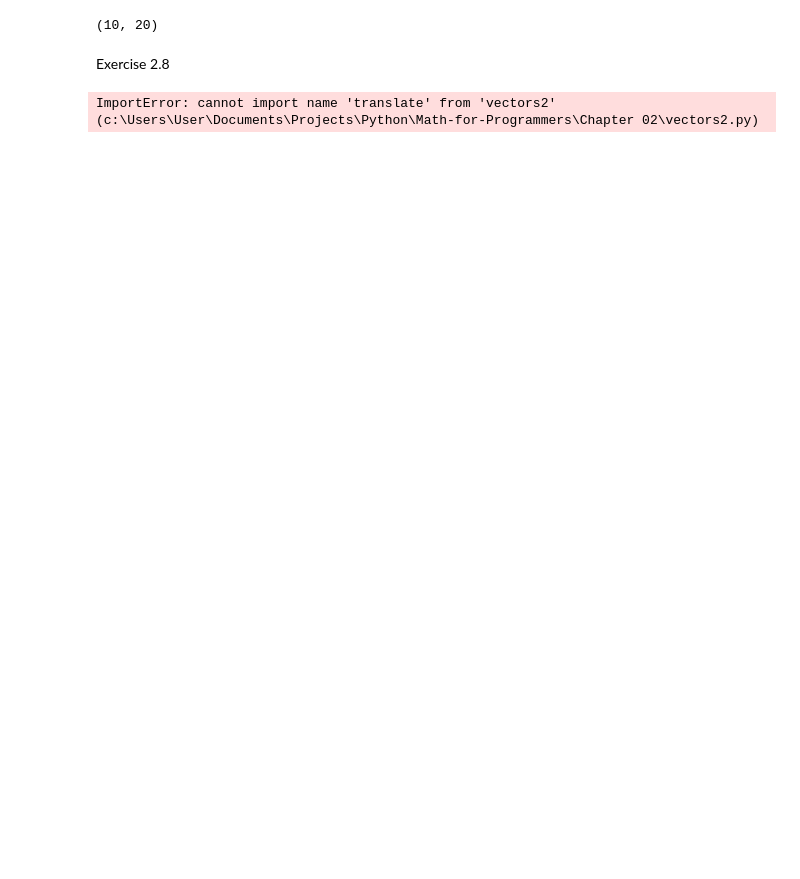
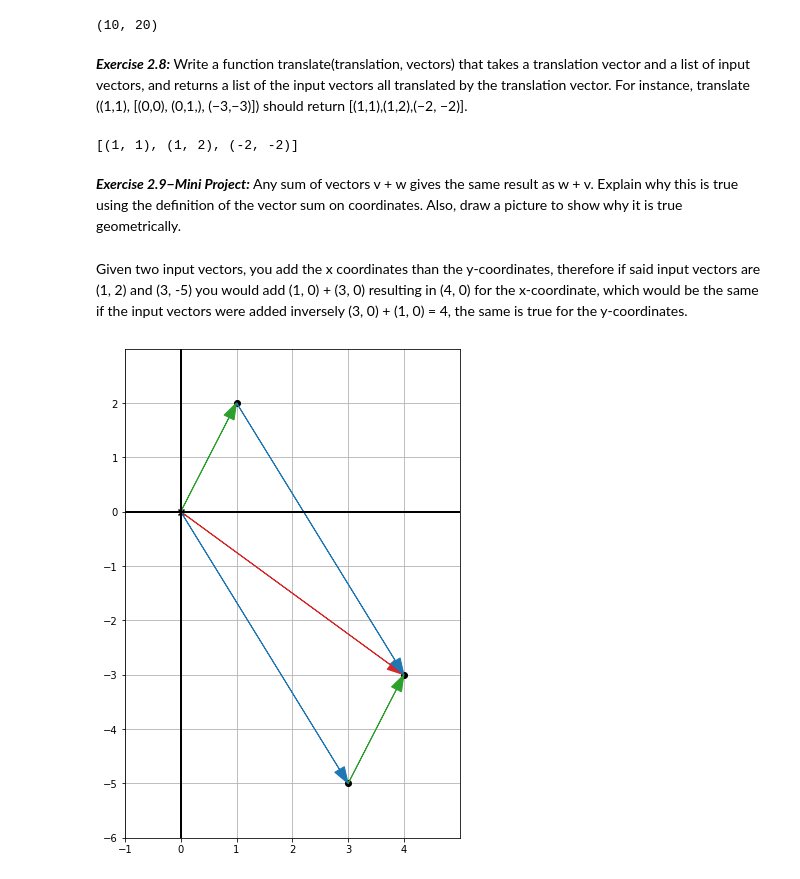
Before and after one commit to CarlosBueloni/Math-for-Programmers, a Jupyter notebook: Chapter 02/Chapter02.ipynb, the cells around one changed output. Cells and saved outputs as stored; diff of their text form; code cells hidden in the pictures; blank space fills up the shorter version.

```diff
--- a/Chapter 02/Chapter02.ipynb
+++ b/Chapter 02/Chapter02.ipynb
@@ -80,9 +83,26 @@ add((1, 2),(2, 4),(3, 6),(4, 8))
 # %% [output]
 (10, 20)
-# %% [markdown]
-Exercise 2.8
+# %% [markdown]
+***Exercise 2.8:*** Write a function translate(translation, vectors) that takes a translation vector and a list of input vectors, and returns a list of the input vectors all translated by the translation vector. For instance, translate ((1,1), [(0,0), (0,1,), (−3,−3)]) should return [(1,1),(1,2),(−2, −2)].
 # %%
-from vectors2 import translate
+def translate(translation, vector):
+    return [add(translation, v) for v in vector]
+
 translate((1, 1), [(0, 0), (0, 1), (-3, -3)])
 # %% [output]
-ImportError: cannot import name 'translate' from 'vectors2' (c:\Users\User\Documents\Projects\Python\Math-for-Programmers\Chapter 02\vectors2.py)
+[(1, 1), (1, 2), (-2, -2)]
+# %% [markdown]
+***Exercise 2.9−Mini Project:*** Any sum of vectors v + w gives the same result as w + v. Explain why this is true using the definition of the vector sum on coordinates. Also, draw a picture to show why it is true geometrically.
+# %% [markdown]
+Given two input vectors, you add the x coordinates than the y-coordinates, therefore if said input vectors are (1, 2) and (3, -5) you would add (1, 0) + (3, 0) resulting in (4, 0) for the x-coordinate, which would be the same if the input vectors were added inversely (3, 0) + (1, 0) = 4, the same is true for the y-coordinates.
+# %%
+draw(
+    Points((1, 2), (3, -5), (4, -3)),
+    Arrow((4, -3)),
+    Arrow((1,2), color=green),Arrow( (4, -3), (1,2), color=blue),
+    Arrow((3, -5), color=blue), Arrow((4,-3), (3,-5), color=green)
+
+
+)
+# %% [output]
+[figure, added]
```
Also changed, not shown: parts of 23 cells of this notebook, 1 other file.
